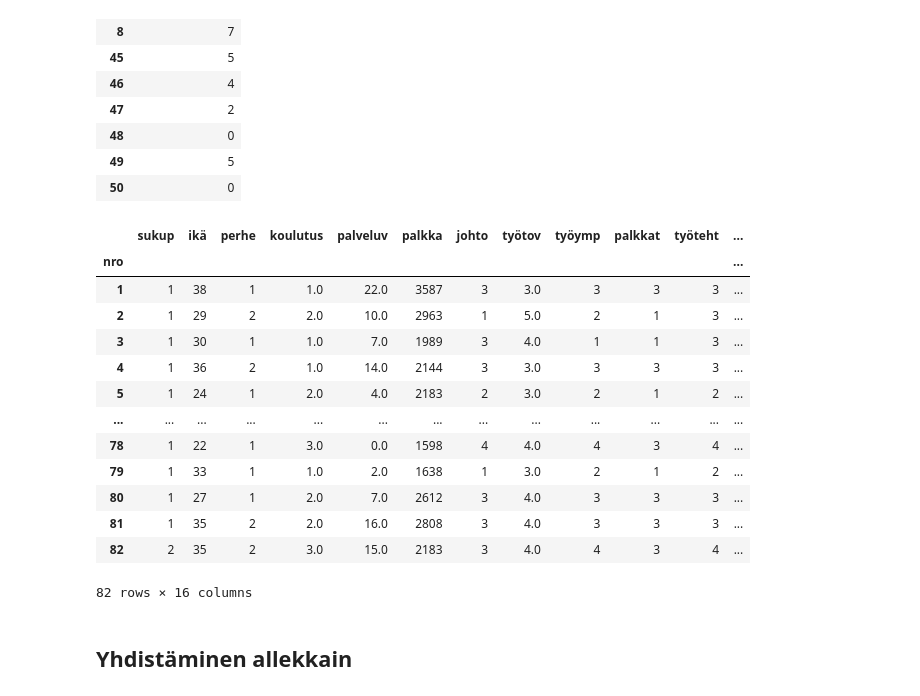
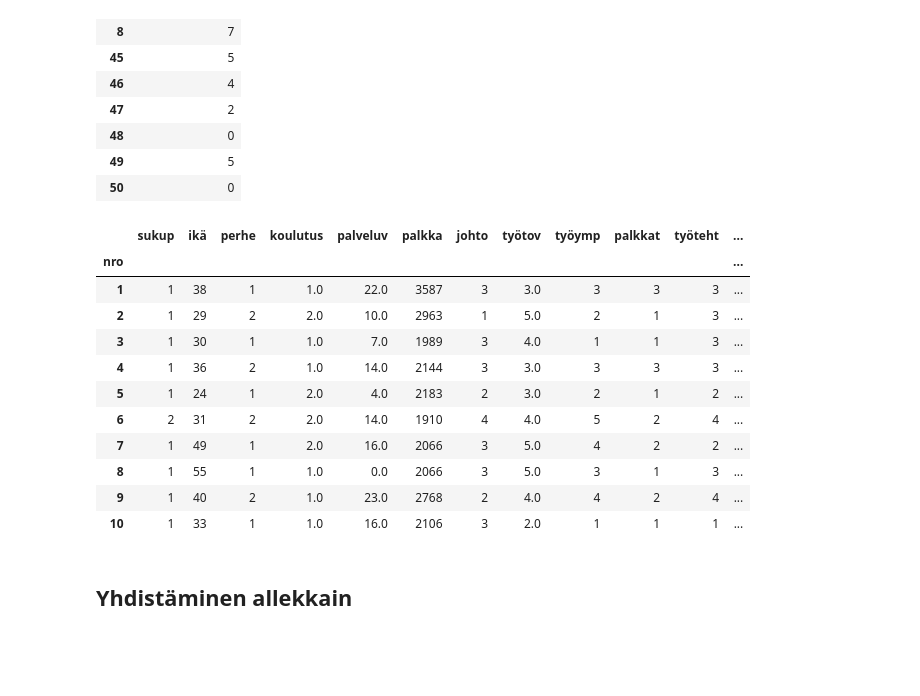
Before and after one commit to taanila/data, a Jupyter notebook: yhdista.ipynb, the cells around one changed output. Cells and saved outputs as stored; diff of their text form; code cells hidden in the pictures; blank space fills up the shorter version.

```diff
--- a/yhdista.ipynb
+++ b/yhdista.ipynb
@@ -93,21 +93,19 @@ df3 = pd.concat([df1, df2], axis = 1)
 # %%
 # Varmistan yhdistämisen onnistumisen
-df3
+df3.head(10)
 # %% [output]
 |  | sukup | ikä | perhe | koulutus | palveluv | palkka | johto | työtov | työymp | palkkat | työteht | ... |
 | nro |  |  |  |  |  |  |  |  |  |  |  | ... |
 | 1 | 1 | 38 | 1 | 1.0 | 22.0 | 3587 | 3 | 3.0 | 3 | 3 | 3 | ... |
 | 2 | 1 | 29 | 2 | 2.0 | 10.0 | 2963 | 1 | 5.0 | 2 | 1 | 3 | ... |
 | 3 | 1 | 30 | 1 | 1.0 | 7.0 | 1989 | 3 | 4.0 | 1 | 1 | 3 | ... |
 | 4 | 1 | 36 | 2 | 1.0 | 14.0 | 2144 | 3 | 3.0 | 3 | 3 | 3 | ... |
 | 5 | 1 | 24 | 1 | 2.0 | 4.0 | 2183 | 2 | 3.0 | 2 | 1 | 2 | ... |
-| ... | ... | ... | ... | ... | ... | ... | ... | ... | ... | ... | ... | ... |
-| 78 | 1 | 22 | 1 | 3.0 | 0.0 | 1598 | 4 | 4.0 | 4 | 3 | 4 | ... |
-| 79 | 1 | 33 | 1 | 1.0 | 2.0 | 1638 | 1 | 3.0 | 2 | 1 | 2 | ... |
-| 80 | 1 | 27 | 1 | 2.0 | 7.0 | 2612 | 3 | 4.0 | 3 | 3 | 3 | ... |
-| 81 | 1 | 35 | 2 | 2.0 | 16.0 | 2808 | 3 | 4.0 | 3 | 3 | 3 | ... |
-| 82 | 2 | 35 | 2 | 3.0 | 15.0 | 2183 | 3 | 4.0 | 4 | 3 | 4 | ... |
+| 6 | 2 | 31 | 2 | 2.0 | 14.0 | 1910 | 4 | 4.0 | 5 | 2 | 4 | ... |
+| 7 | 1 | 49 | 1 | 2.0 | 16.0 | 2066 | 3 | 5.0 | 4 | 2 | 2 | ... |
+| 8 | 1 | 55 | 1 | 1.0 | 0.0 | 2066 | 3 | 5.0 | 3 | 1 | 3 | ... |
+| 9 | 1 | 40 | 2 | 1.0 | 23.0 | 2768 | 2 | 4.0 | 4 | 2 | 4 | ... |
+| 10 | 1 | 33 | 1 | 1.0 | 16.0 | 2106 | 3 | 2.0 | 1 | 1 | 1 | ... |
-82 rows × 16 columns
 # %% [markdown]
 ## Yhdistäminen allekkain
 # %%
```
Also changed, not shown: parts of 3 cells of this notebook.
